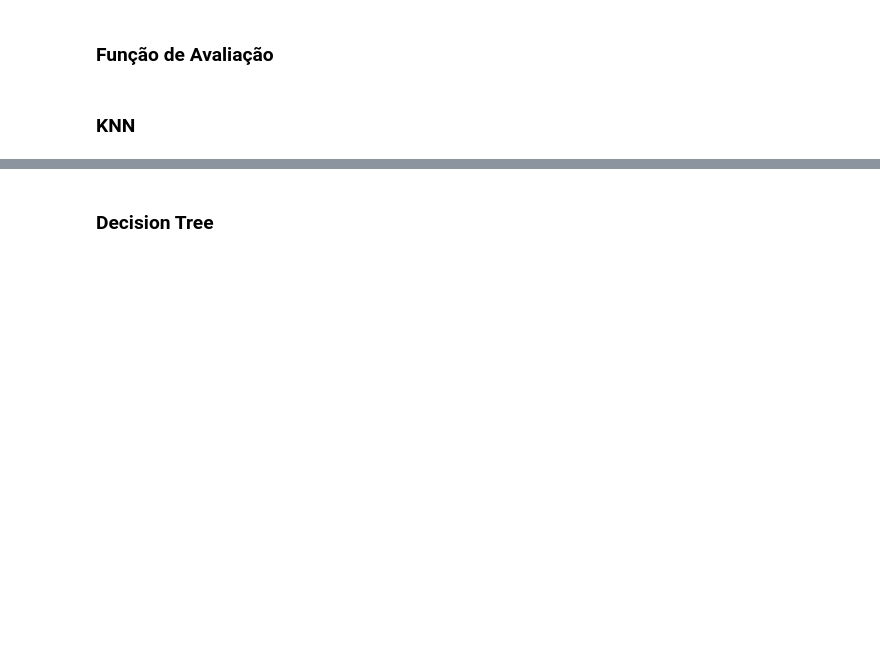
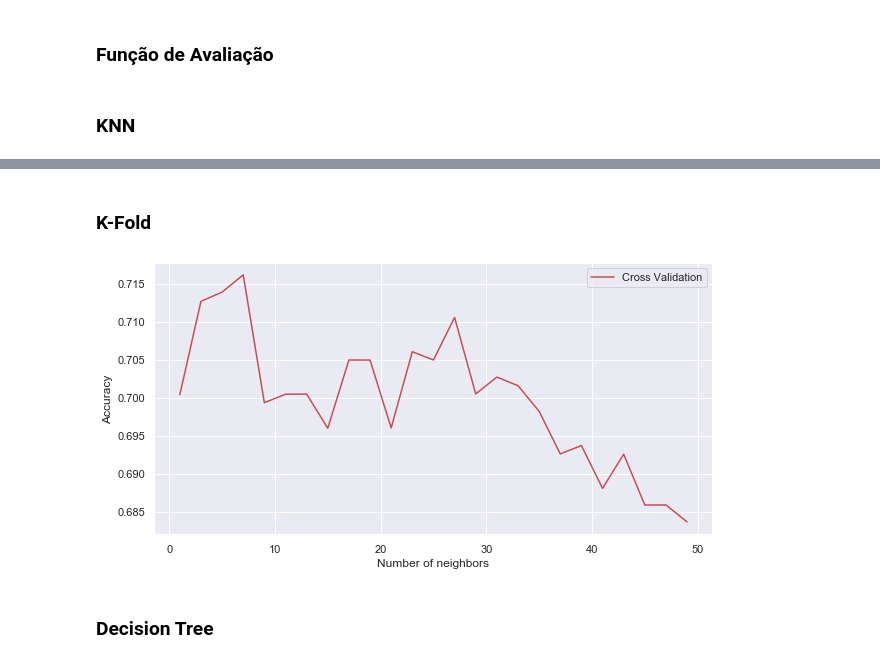
Before and after one commit to cordeirolibel/RPI, a Jupyter notebook: APS01/titanic_projeto01.ipynb, the cells around one changed output, grey strips where cells are left out. Cells and saved outputs as stored; diff of their text form; code cells hidden in the pictures; blank space fills up the shorter version.

```diff
--- a/APS01/titanic_projeto01.ipynb
+++ b/APS01/titanic_projeto01.ipynb
@@ -535,3 +540,26 @@ df_resultado
+# %% [markdown]
+### K-Fold
+# %%
+finalCrossValidation = []
+nb = []
+for k in range(1,50,2):
+    ans = []
+    clf = KNeighborsClassifier(n_neighbors=k)
+
+    scores = cross_val_score(clf, X, y, cv=5)
+    #print("Accuracy: %0.2f (+/- %0.2f)" % (scores.mean(), scores.std() * 2))
+    ans.append(scores.mean())
+    finalCrossValidation.append(np.mean(ans))
+    nb.append(k)
+
+fig = plt.figure(figsize=(10,5))
+plt.plot(nb, finalCrossValidation, 'r', label = 'Cross Validation')
+plt.xlabel('Number of neighbors')
+plt.ylabel('Accuracy')
+plt.legend()
+plt.show()
+# %% [output]
+[figure, added]
 # %% [markdown]
 ### Decision Tree
 # %%
```
Also changed, not shown: parts of 18 cells of this notebook.
